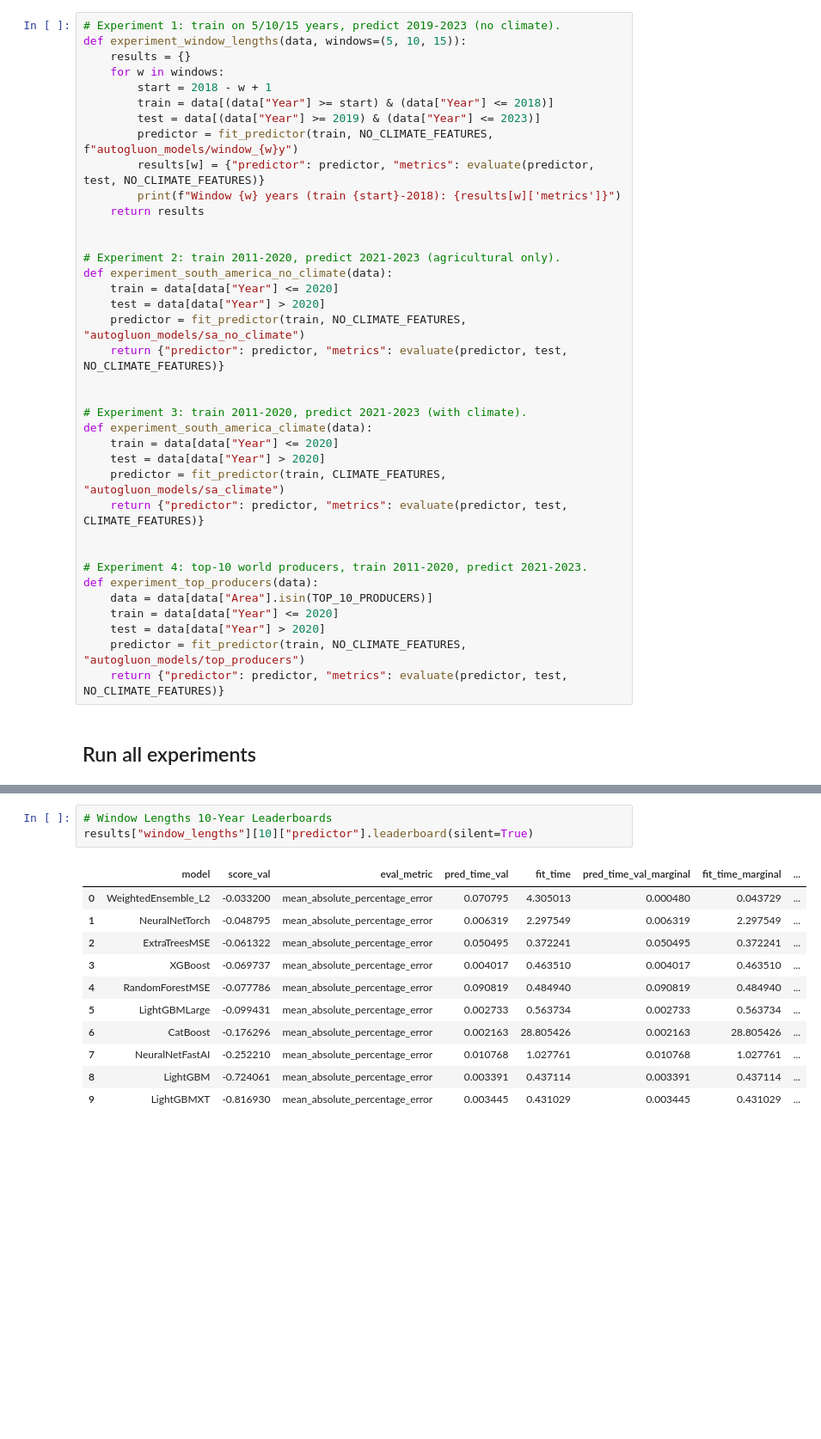
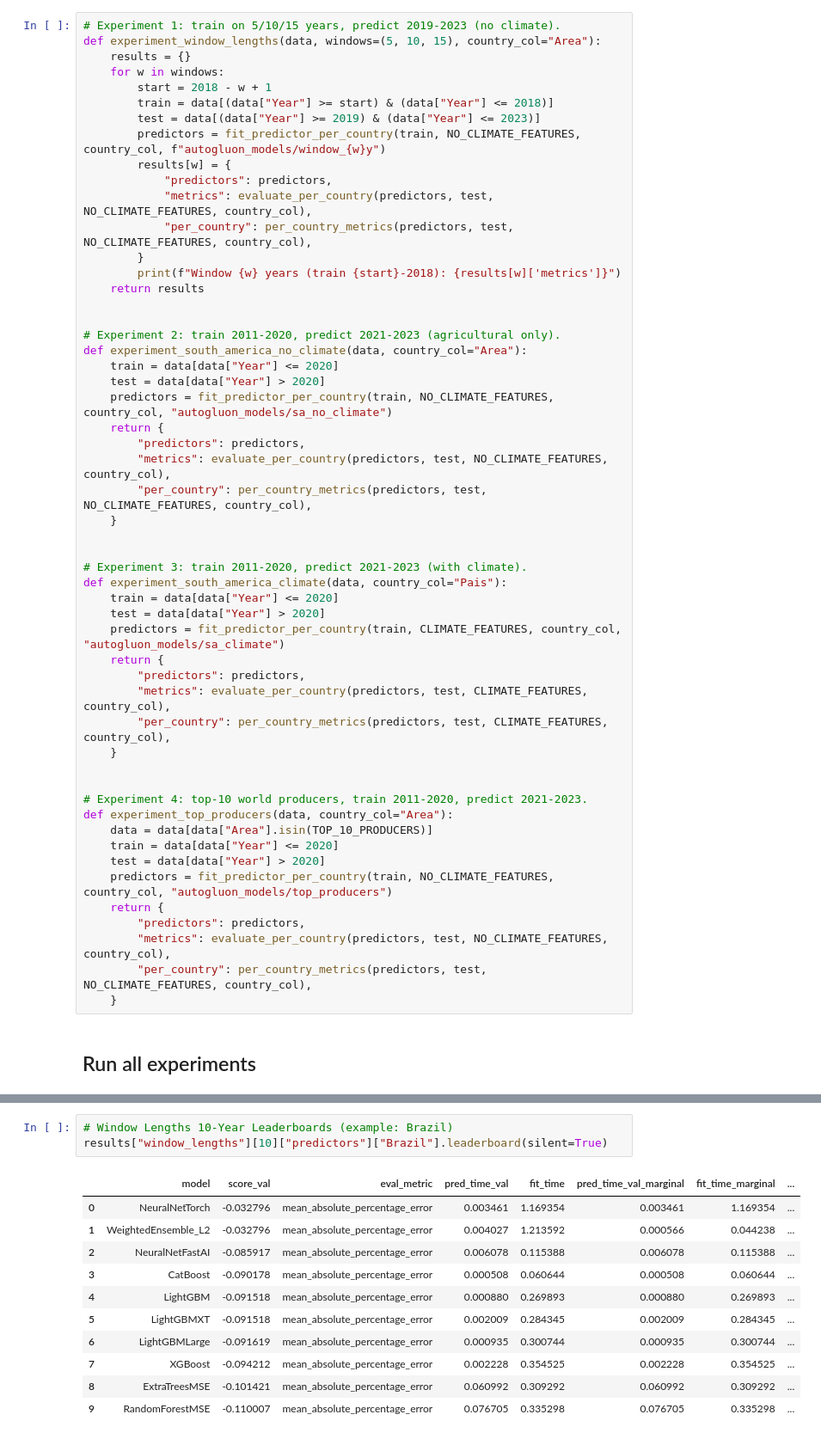
Before and after one commit to clr-cera/AplicacoesMaquina, a Jupyter notebook: ex1/automl-rice.ipynb, the cells around one changed output, grey strips where cells are left out. Shown at 86% size. Drawn from its saved outputs; the diff is of its cells as text; blank space fills up the shorter version.

```diff
--- a/ex1/automl-rice.ipynb
+++ b/ex1/automl-rice.ipynb
@@ -145,40 +223,56 @@ def fit_predictor(train, features, path):
 # %%
 # Experiment 1: train on 5/10/15 years, predict 2019-2023 (no climate).
-def experiment_window_lengths(data, windows=(5, 10, 15)):
+def experiment_window_lengths(data, windows=(5, 10, 15), country_col="Area"):
     results = {}
     for w in windows:
         start = 2018 - w + 1
         train = data[(data["Year"] >= start) & (data["Year"] <= 2018)]
         test = data[(data["Year"] >= 2019) & (data["Year"] <= 2023)]
-        predictor = fit_predictor(train, NO_CLIMATE_FEATURES, f"autogluon_models/window_{w}y")
-        results[w] = {"predictor": predictor, "metrics": evaluate(predictor, test, NO_CLIMATE_FEATURES)}
+        predictors = fit_predictor_per_country(train, NO_CLIMATE_FEATURES, country_col, f"autogluon_models/window_{w}y")
+        results[w] = {
+            "predictors": predictors,
+            "metrics": evaluate_per_country(predictors, test, NO_CLIMATE_FEATURES, country_col),
+            "per_country": per_country_metrics(predictors, test, NO_CLIMATE_FEATURES, country_col),
+        }
         print(f"Window {w} years (train {start}-2018): {results[w]['metrics']}")
     return results
 
 
 # Experiment 2: train 2011-2020, predict 2021-2023 (agricultural only).
-def experiment_south_america_no_climate(data):
+def experiment_south_america_no_climate(data, country_col="Area"):
     train = data[data["Year"] <= 2020]
     test = data[data["Year"] > 2020]
-    predictor = fit_predictor(train, NO_CLIMATE_FEATURES, "autogluon_models/sa_no_climate")
-    return {"predictor": predictor, "metrics": evaluate(predictor, test, NO_CLIMATE_FEATURES)}
+    predictors = fit_predictor_per_country(train, NO_CLIMATE_FEATURES, country_col, "autogluon_models/sa_no_climate")
+    return {
+        "predictors": predictors,
+        "metrics": evaluate_per_country(predictors, test, NO_CLIMATE_FEATURES, country_col),
+        "per_country": per_country_metrics(predictors, test, NO_CLIMATE_FEATURES, country_col),
+    }
 
 
 # Experiment 3: train 2011-2020, predict 2021-2023 (with climate).
-def experiment_south_america_climate(data):
+def experiment_south_america_climate(data, country_col="Pais"):
     train = data[data["Year"] <= 2020]
     test = data[data["Year"] > 2020]
-    predictor = fit_predictor(train, CLIMATE_FEATURES, "autogluon_models/sa_climate")
-    return {"predictor": predictor, "metrics": evaluate(predictor, test, CLIMATE_FEATURES)}
+    predictors = fit_predictor_per_country(train, CLIMATE_FEATURES, country_col, "autogluon_models/sa_climate")
+    return {
+        "predictors": predictors,
+        "metrics": evaluate_per_country(predictors, test, CLIMATE_FEATURES, country_col),
+        "per_country": per_country_metrics(predictors, test, CLIMATE_FEATURES, country_col),
+    }
 
 
 # Experiment 4: top-10 world producers, train 2011-2020, predict 2021-2023.
-def experiment_top_producers(data):
+def experiment_top_producers(data, country_col="Area"):
     data = data[data["Area"].isin(TOP_10_PRODUCERS)]
     train = data[data["Year"] <= 2020]
     test = data[data["Year"] > 2020]
-    predictor = fit_predictor(train, NO_CLIMATE_FEATURES, "autogluon_models/top_producers")
-    return {"predictor": predictor, "metrics": evaluate(predictor, test, NO_CLIMATE_FEATURES)}
+    predictors = fit_predictor_per_country(train, NO_CLIMATE_FEATURES, country_col, "autogluon_models/top_producers")
+    return {
+        "predictors": predictors,
+        "metrics": evaluate_per_country(predictors, test, NO_CLIMATE_FEATURES, country_col),
+        "per_country": per_country_metrics(predictors, test, NO_CLIMATE_FEATURES, country_col),
+    }
 # %% [markdown]
 ## Run all experiments
 # %%
@@ -261,16 +354,16 @@ results["window_lengths"][5]["predictor"].leaderboard(silent=True)
 # %%
-# Window Lengths 10-Year Leaderboards
-results["window_lengths"][10]["predictor"].leaderboard(silent=True)
+# Window Lengths 10-Year Leaderboards (example: Brazil)
+results["window_lengths"][10]["predictors"]["Brazil"].leaderboard(silent=True)
 # %% [output]
 |  | model | score_val | eval_metric | pred_time_val | fit_time | pred_time_val_marginal | fit_time_marginal | ... |
-| 0 | WeightedEnsemble_L2 | -0.033200 | mean_absolute_percentage_error | 0.070795 | 4.305013 | 0.000480 | 0.043729 | ... |
-| 1 | NeuralNetTorch | -0.048795 | mean_absolute_percentage_error | 0.006319 | 2.297549 | 0.006319 | 2.297549 | ... |
-| 2 | ExtraTreesMSE | -0.061322 | mean_absolute_percentage_error | 0.050495 | 0.372241 | 0.050495 | 0.372241 | ... |
-| 3 | XGBoost | -0.069737 | mean_absolute_percentage_error | 0.004017 | 0.463510 | 0.004017 | 0.463510 | ... |
-| 4 | RandomForestMSE | -0.077786 | mean_absolute_percentage_error | 0.090819 | 0.484940 | 0.090819 | 0.484940 | ... |
-| 5 | LightGBMLarge | -0.099431 | mean_absolute_percentage_error | 0.002733 | 0.563734 | 0.002733 | 0.563734 | ... |
-| 6 | CatBoost | -0.176296 | mean_absolute_percentage_error | 0.002163 | 28.805426 | 0.002163 | 28.805426 | ... |
-| 7 | NeuralNetFastAI | -0.252210 | mean_absolute_percentage_error | 0.010768 | 1.027761 | 0.010768 | 1.027761 | ... |
-| 8 | LightGBM | -0.724061 | mean_absolute_percentage_error | 0.003391 | 0.437114 | 0.003391 | 0.437114 | ... |
-| 9 | LightGBMXT | -0.816930 | mean_absolute_percentage_error | 0.003445 | 0.431029 | 0.003445 | 0.431029 | ... |
+| 0 | NeuralNetTorch | -0.032796 | mean_absolute_percentage_error | 0.003461 | 1.169354 | 0.003461 | 1.169354 | ... |
+| 1 | WeightedEnsemble_L2 | -0.032796 | mean_absolute_percentage_error | 0.004027 | 1.213592 | 0.000566 | 0.044238 | ... |
+| 2 | NeuralNetFastAI | -0.085917 | mean_absolute_percentage_error | 0.006078 | 0.115388 | 0.006078 | 0.115388 | ... |
+| 3 | CatBoost | -0.090178 | mean_absolute_percentage_error | 0.000508 | 0.060644 | 0.000508 | 0.060644 | ... |
+| 4 | LightGBM | -0.091518 | mean_absolute_percentage_error | 0.000880 | 0.269893 | 0.000880 | 0.269893 | ... |
+| 5 | LightGBMXT | -0.091518 | mean_absolute_percentage_error | 0.002009 | 0.284345 | 0.002009 | 0.284345 | ... |
+| 6 | LightGBMLarge | -0.091619 | mean_absolute_percentage_error | 0.000935 | 0.300744 | 0.000935 | 0.300744 | ... |
+| 7 | XGBoost | -0.094212 | mean_absolute_percentage_error | 0.002228 | 0.354525 | 0.002228 | 0.354525 | ... |
+| 8 | ExtraTreesMSE | -0.101421 | mean_absolute_percentage_error | 0.060992 | 0.309292 | 0.060992 | 0.309292 | ... |
+| 9 | RandomForestMSE | -0.110007 | mean_absolute_percentage_error | 0.076705 | 0.335298 | 0.076705 | 0.335298 | ... |
 # %%
```
Also changed, not shown: parts of 10 cells of this notebook, 2 other files.
